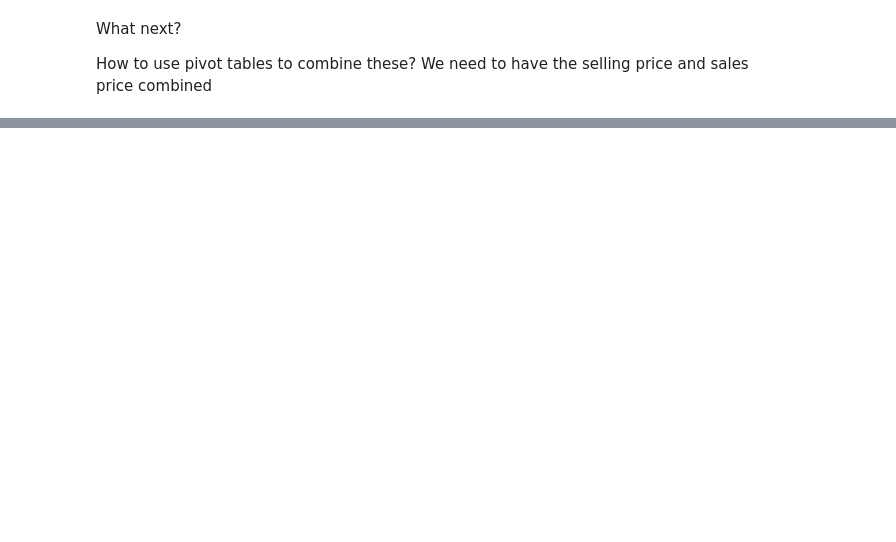
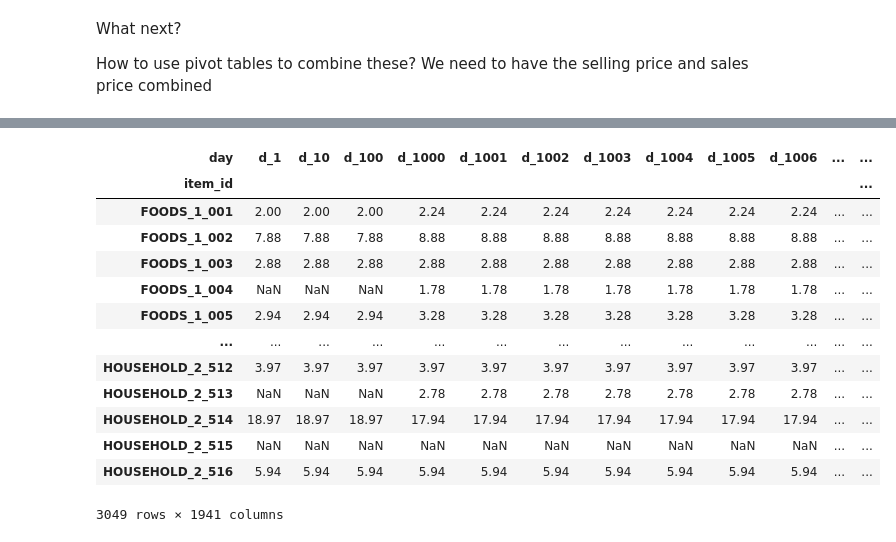
Before and after one commit to krishnans14/Joinhowdy_projects, a Jupyter notebook: M5_Competition_EDA.ipynb, the cells around one changed output, grey strips where cells are left out. Saved outputs shown, nothing was run; the diff lists cells and outputs as text; code cells hidden in the pictures; blank space fills up the shorter version.

```diff
--- a/M5_Competition_EDA.ipynb
+++ b/M5_Competition_EDA.ipynb
@@ -573 +589,6 @@ sellprices_cal_df_CA_1.join(cal_df_CA_1.set_index('wm_yr_wk'), on='wm_yr_wk')
 Update: 07 January 2021
+# %%
+def change_day_name(x):
+    return 'd_'+str(x)
+# %%
+sellprices_cal_df_CA_1 = sellprices_cal_df_CA_1.join(cal_df_CA_1.set_index('wm_yr_wk'), on='wm_yr_wk')
@@ -573,0 +612,2 @@ Update: 07 January 2021
+# %%
+sellprices_cal_df_CA_1['day'] = sellprices_cal_df_CA_1['day'].apply(change_day_name)
@@ -573,0 +624,17 @@ Update: 07 January 2021
+# %%
+pd.pivot_table(sellprices_cal_df_CA_1, values='sell_price', index='item_id', columns='day')
+# %% [output]
+| day | d_1 | d_10 | d_100 | d_1000 | d_1001 | d_1002 | d_1003 | d_1004 | d_1005 | d_1006 | ... | ... |
+| item_id |  |  |  |  |  |  |  |  |  |  |  | ... |
+| FOODS_1_001 | 2.00 | 2.00 | 2.00 | 2.24 | 2.24 | 2.24 | 2.24 | 2.24 | 2.24 | 2.24 | ... | ... |
+| FOODS_1_002 | 7.88 | 7.88 | 7.88 | 8.88 | 8.88 | 8.88 | 8.88 | 8.88 | 8.88 | 8.88 | ... | ... |
+| FOODS_1_003 | 2.88 | 2.88 | 2.88 | 2.88 | 2.88 | 2.88 | 2.88 | 2.88 | 2.88 | 2.88 | ... | ... |
+| FOODS_1_004 | NaN | NaN | NaN | 1.78 | 1.78 | 1.78 | 1.78 | 1.78 | 1.78 | 1.78 | ... | ... |
+| FOODS_1_005 | 2.94 | 2.94 | 2.94 | 3.28 | 3.28 | 3.28 | 3.28 | 3.28 | 3.28 | 3.28 | ... | ... |
+| ... | ... | ... | ... | ... | ... | ... | ... | ... | ... | ... | ... | ... |
+| HOUSEHOLD_2_512 | 3.97 | 3.97 | 3.97 | 3.97 | 3.97 | 3.97 | 3.97 | 3.97 | 3.97 | 3.97 | ... | ... |
+| HOUSEHOLD_2_513 | NaN | NaN | NaN | 2.78 | 2.78 | 2.78 | 2.78 | 2.78 | 2.78 | 2.78 | ... | ... |
+| HOUSEHOLD_2_514 | 18.97 | 18.97 | 18.97 | 17.94 | 17.94 | 17.94 | 17.94 | 17.94 | 17.94 | 17.94 | ... | ... |
+| HOUSEHOLD_2_515 | NaN | NaN | NaN | NaN | NaN | NaN | NaN | NaN | NaN | NaN | ... | ... |
+| HOUSEHOLD_2_516 | 5.94 | 5.94 | 5.94 | 5.94 | 5.94 | 5.94 | 5.94 | 5.94 | 5.94 | 5.94 | ... | ... |
+3049 rows × 1941 columns
```
Also changed, not shown: parts of 27 cells of this notebook.
